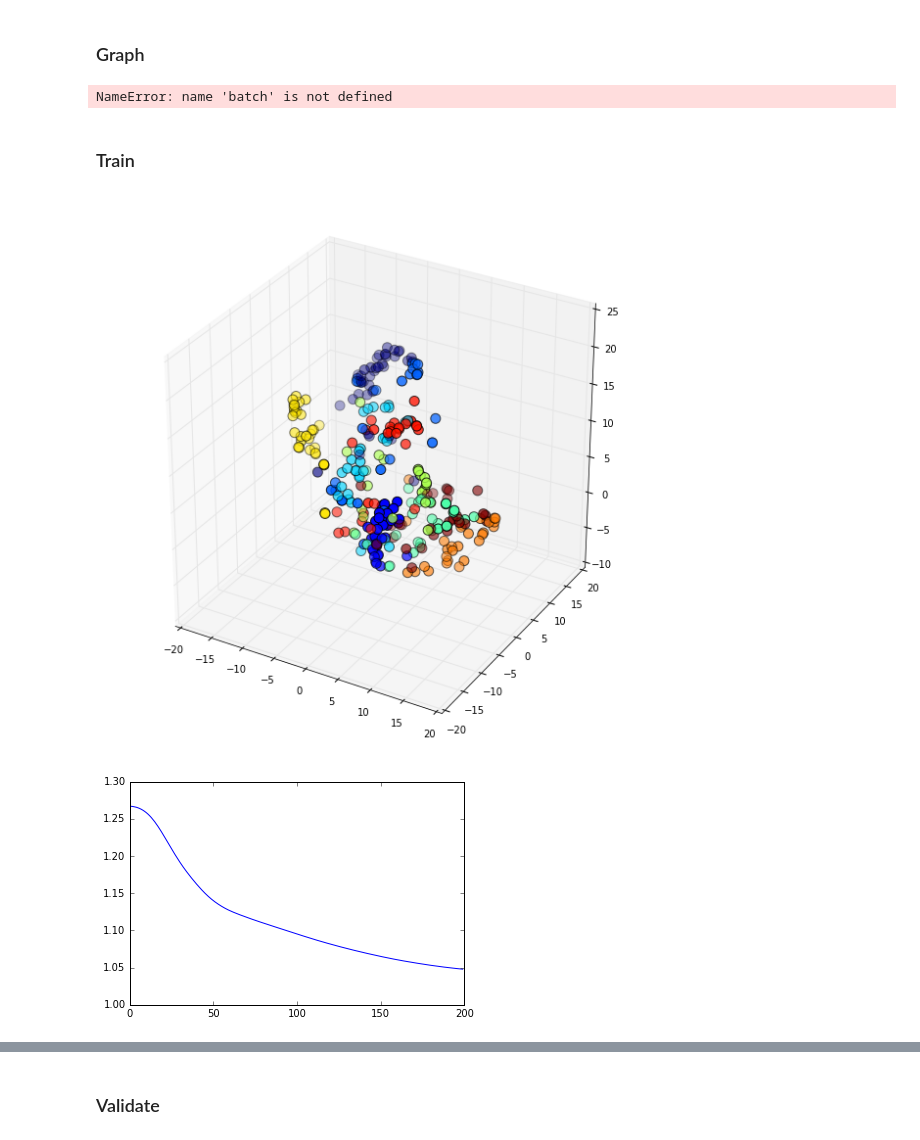
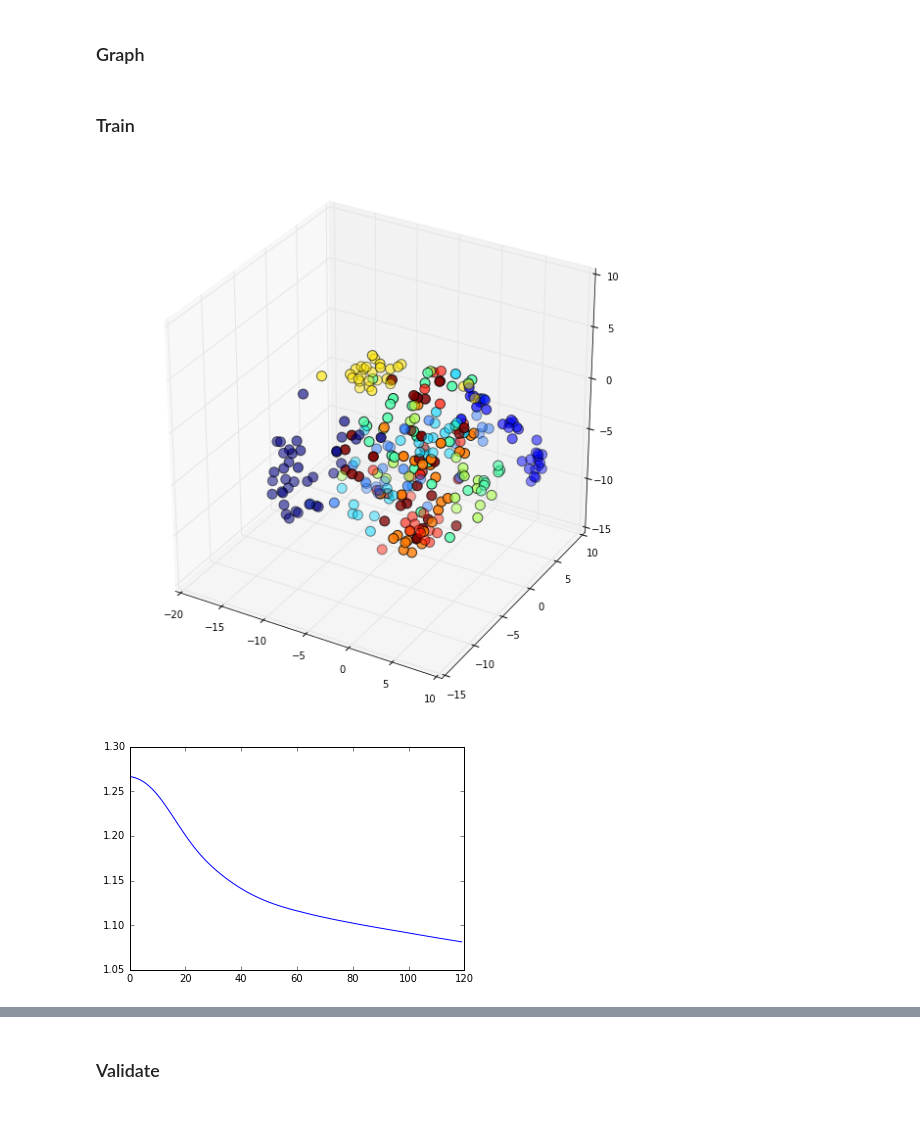
Before and after one commit to RomanKoshelev/deepcoins, a Jupyter notebook: tsne_tensorflow.ipynb, the cells around one changed output, grey strips where cells are left out. Cells and saved outputs as stored; diff of their text form; code cells hidden in the pictures.

```diff
--- a/tsne_tensorflow.ipynb
+++ b/tsne_tensorflow.ipynb
@@ -113,12 +108,12 @@ def get_perp(entropy):
 def get_shape(tensor):
     return tensor.get_shape().as_list()
 
-def t_sne_loss(y, ndata):
+def t_sne_loss(y):
     '''
     Arg :
         y - 2D tensor [ndata, nmap]
     '''
-    nmap = get_shape(y)[1]
+    ndata, nmap = get_shape(y)
     y_tr = tf.transpose(y)
     y_mapped = []
     for i in range(nmap):
@@ -128,7 +123,7 @@ def t_sne_loss(y, ndata):
         y_square+= tf.square(y_mapped[i])
     y_add = y_square+1
     y_div = tf.div(1., y_add)
-    y_mask = y_div*(1-tf.eye(batch))
+    y_mask = y_div*(1-tf.eye(ndata))
     y_sum = tf.reduce_sum(y_mask)
     y_normalize = y_mask/y_sum
     cost = -tf.reduce_mean(joint_prob*tf.log(clip(y_normalize)))
@@ -230,61 +225,50 @@ def ConvNet(inputs, inp_shape, out_dim):
 # %% [markdown]
 ### Graph
 # %%
-batch_size = ndata
 learning_rate = 3e-4
 
-# TODO: use small batches
+with tf.device('/gpu:0'):
+    image_pl = tf.placeholder(dtype = tf.float32, shape = [ndata, image_size], name = 'image_pl')
+    embed_op = ConvNet(inputs=image_pl, inp_shape=image_shape, out_dim=3)
+    cost = t_sne_loss(embed_op)*10000
+    train_op = tf.train.AdamOptimizer(learning_rate).minimize(cost)
 
-image_pl = tf.placeholder(dtype = tf.float32, shape = [batch_size, image_size], name = 'image_pl')
-embed_op = ConvNet(inputs=image_pl, inp_shape=image_shape, out_dim=3)
-cost = t_sne_loss(embed_op, batch_size)*10000
-train_op = tf.train.AdamOptimizer(learning_rate).minimize(cost)
+
+def plot_embedding(images, labels, npoint, title=None):
+    PlotEmbeddedDataset3d(images, labels, sess, image_pl, embed_op, npoint, title)
-# %% [output]
-NameError: name 'batch' is not defined
 # %% [markdown]
 ### Train
 # %%
 %%time
 train_steps = 1000
 log_every = 10
 
 cost_tract = []
 sess= tf.Session()
 sess.run(tf.global_variables_initializer())
 
-def plot_train_batch(images, labels, title=None):
-    PlotEmbeddedDataset3d(
-        images,
-        labels,
-        sess,
-        embed_op,
-        500,
-        title)
-
 try:
     for step in range(train_steps):
-        b_images = train_images[:batch_size]
-        b_labels = train_labels[:batch_size]
+        b_images = train_images
+        b_labels = train_labels
 
-        _, c = sess.run([train_op, cost], feed_dict={
-            image_pl : b_images
-        })
+        _, c = sess.run([train_op, cost], feed_dict={image_pl : b_images})
         cost_tract.append(c)
 
         if step%log_every == log_every - 1:
             clear_output(True)
             progress = "Step: %d/%d [%.0f%%], Cost: %.2e" % (step+1, train_steps, 100*(step+1)/train_steps, c)
-            plot_train_batch(b_images, b_labels, progress)
+            plot_embedding(b_images, b_labels, 500, progress)
             plt.show()
 except KeyboardInterrupt:
     pass
 
 clear_output(True)
-plot_train_batch(b_images, b_labels)
+plot_embedding(b_images, b_labels, 500)
 plt.show()
 plt.plot(cost_tract)
 plt.show()
 print(progress)
 # %% [output]
-[figure, old version]
+[figure, new version]
-[figure, old version]
+[figure, new version]
```
Also changed, not shown: parts of 9 cells of this notebook.
